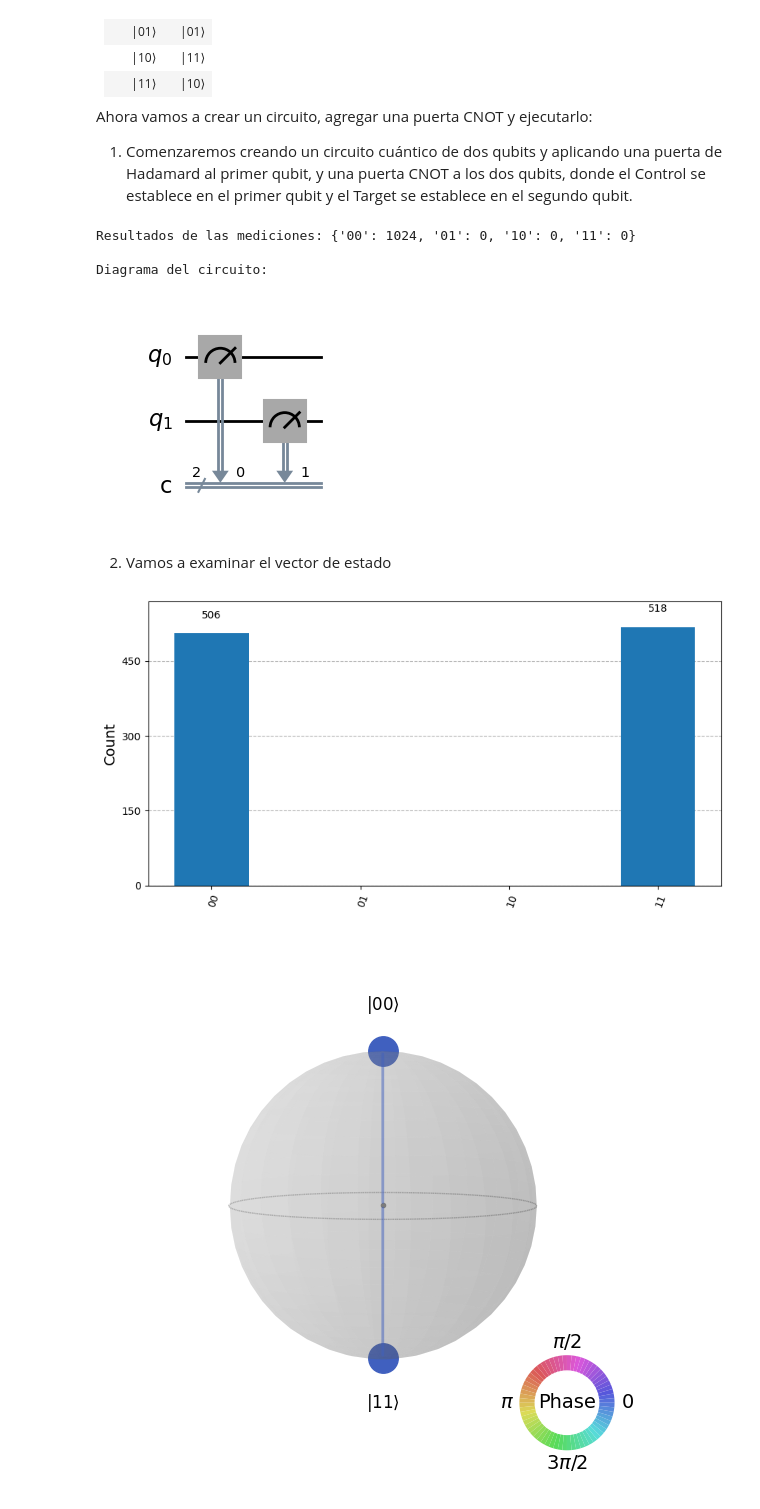
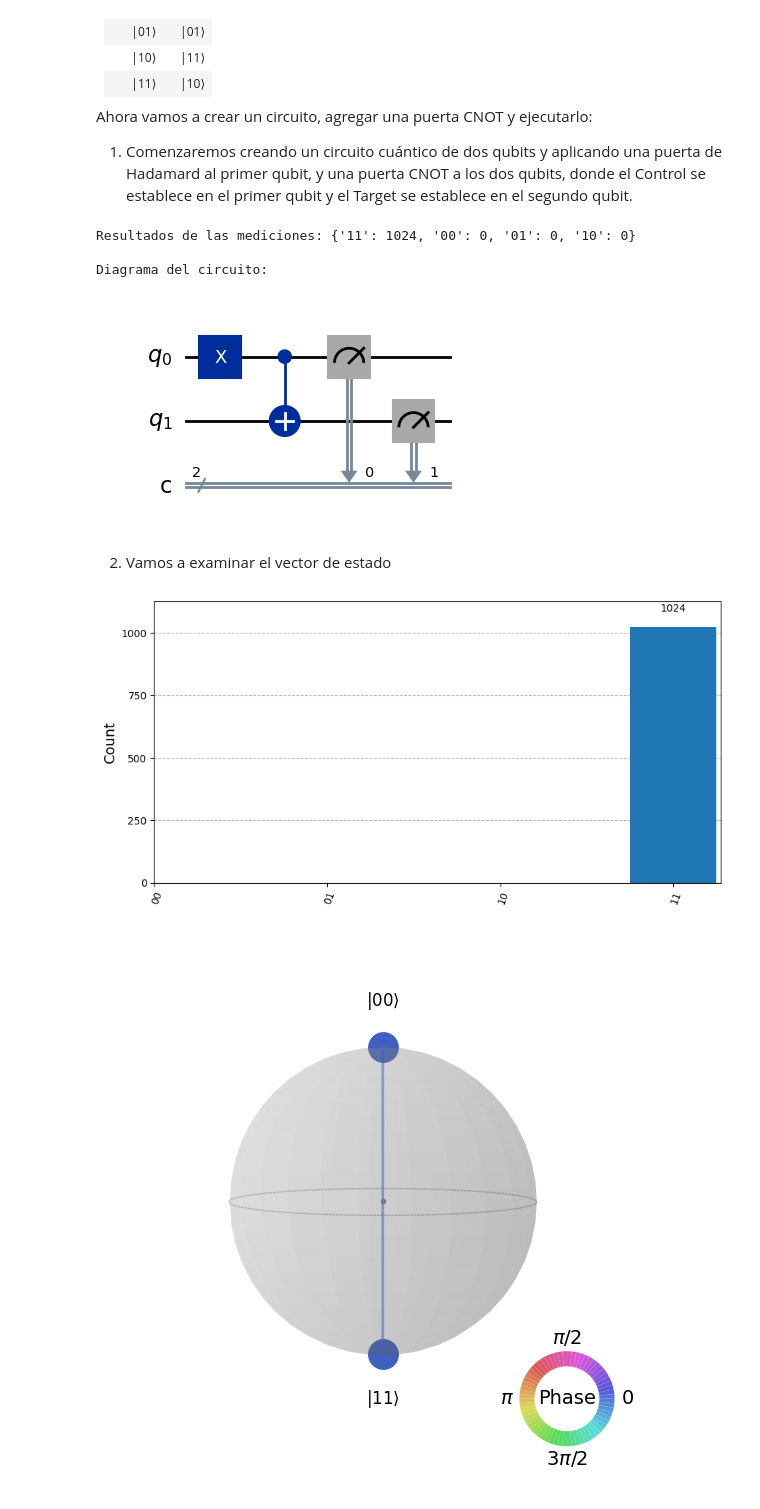
Before and after one commit to luisedseijas/Quantum_computing, a Jupyter notebook: Class_01/01_03.ipynb, the cells around one changed output. Drawn from its saved outputs; the diff is of its cells as text; code cells hidden in the pictures.

```diff
--- a/Class_01/01_03.ipynb
+++ b/Class_01/01_03.ipynb
@@ -157,29 +157,29 @@ Ahora vamos a crear un circuito, agregar una puerta CNOT y ejecutarlo:
 # %%
 # Crear un circuito cuántico simple
 qbits = QuantumRegister(2, 'q')
 cbits = ClassicalRegister(2, 'c')
 qc = QuantumCircuit(qbits, cbits)
-qc.h(0)  # Puerta Hadamard en el qubit 0
+qc.x(0)  # Puerta Hadamard en el qubit 0
 qc.cx(0, 1)  # Puerta CNOT con qubit 0 como control y qubit 1 como objetivo
 
 # Ejecutar el circuito
 results, circuit_diagram, histogram, qsphere = execute_circuit(qc, qbits, cbits)
 
 # Mostrar los resultados
 print("Resultados de las mediciones:", results)
 print("\nDiagrama del circuito:")
 circuit_diagram
 # %% [output]
-Resultados de las mediciones: {'00': 1024, '01': 0, '10': 0, '11': 0}
+Resultados de las mediciones: {'11': 1024, '00': 0, '01': 0, '10': 0}
 
 Diagrama del circuito:
-[figure, old version]
+[figure, new version]
 # %% [markdown]
 2. Vamos a examinar el vector de estado
 # %%
 histogram
 # %% [output]
-[figure, old version]
+[figure, new version]
 # %%
 qsphere
 # %% [output]
```
Also changed, not shown: parts of 3 cells of this notebook, 1 other file.
